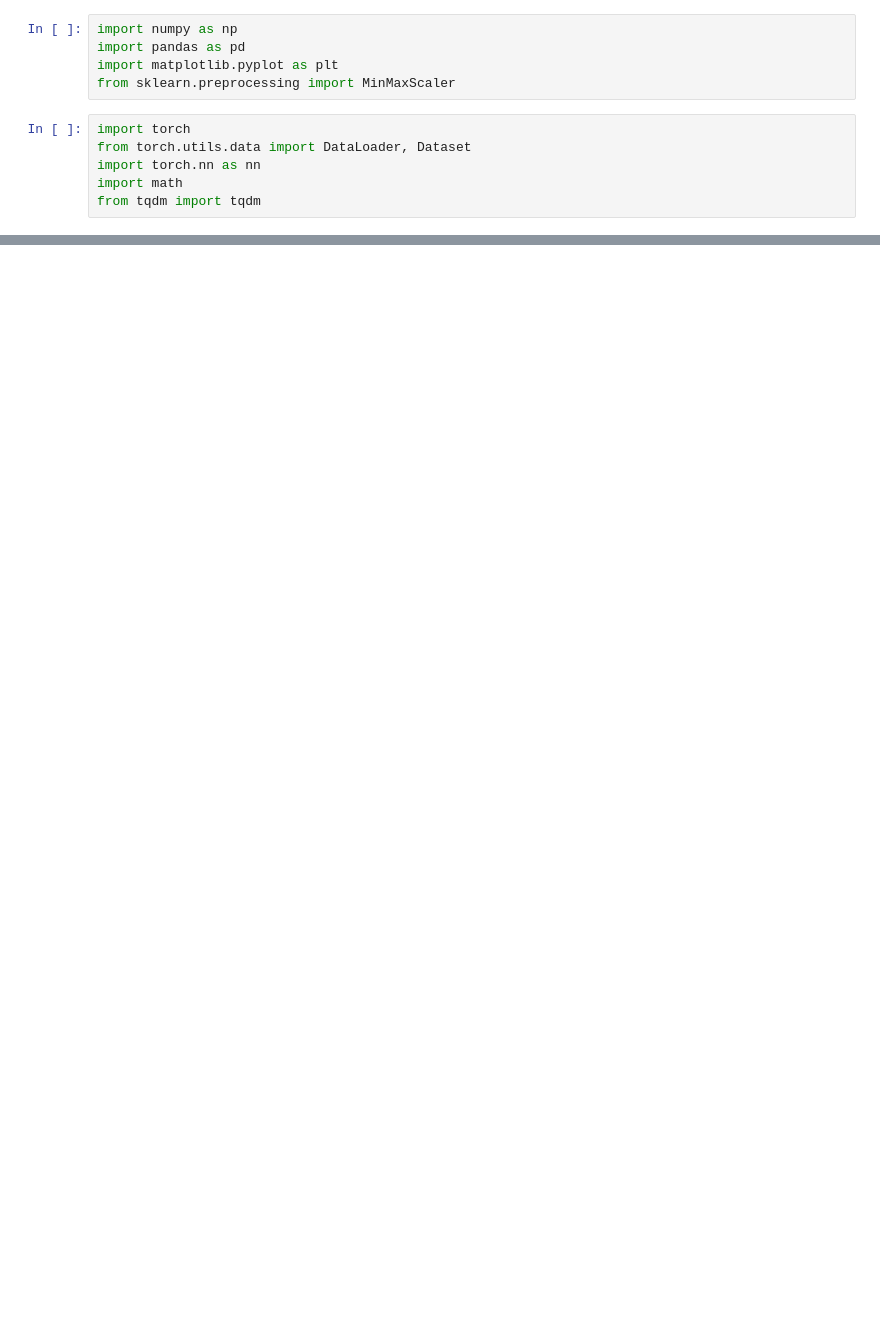
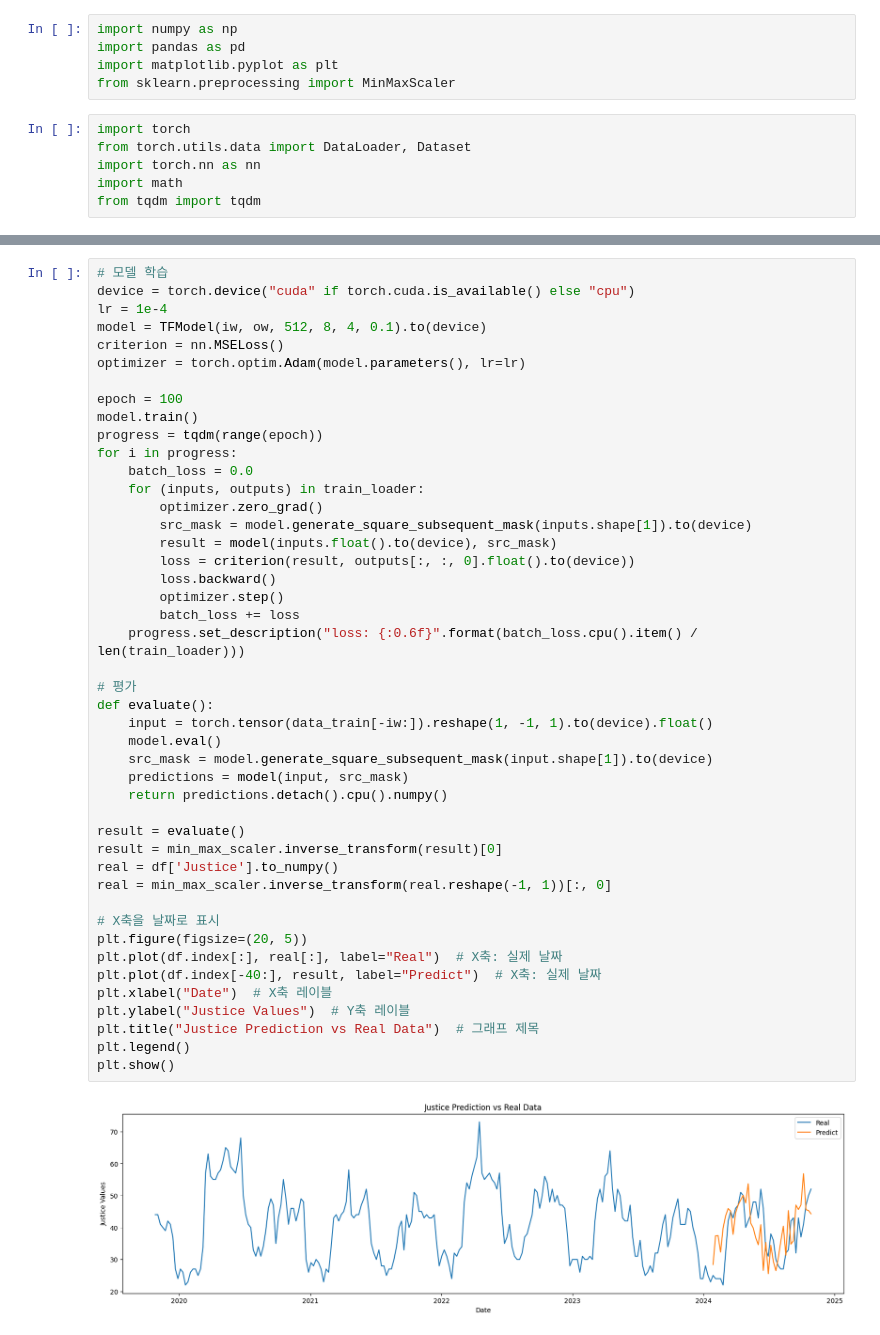
Before and after one commit to itsmebebe/20242R0136COSE47402, a Jupyter notebook: TFT_Hard_Modeling.ipynb, the cells around one changed output, grey strips where cells are left out. Saved outputs shown, nothing was run; the diff lists cells and outputs as text; blank space fills up the shorter version.

```diff
--- a/TFT_Hard_Modeling.ipynb
+++ b/TFT_Hard_Modeling.ipynb
@@ -171,0 +133,47 @@ plt.show()
+# %%
+# 모델 학습
+device = torch.device("cuda" if torch.cuda.is_available() else "cpu")
+lr = 1e-4
+model = TFModel(iw, ow, 512, 8, 4, 0.1).to(device)
+criterion = nn.MSELoss()
+optimizer = torch.optim.Adam(model.parameters(), lr=lr)
+
+epoch = 100
+model.train()
+progress = tqdm(range(epoch))
+for i in progress:
+    batch_loss = 0.0
+    for (inputs, outputs) in train_loader:
+        optimizer.zero_grad()
+        src_mask = model.generate_square_subsequent_mask(inputs.shape[1]).to(device)
+        result = model(inputs.float().to(device), src_mask)
+        loss = criterion(result, outputs[:, :, 0].float().to(device))
+        loss.backward()
+        optimizer.step()
+        batch_loss += loss
+    progress.set_description("loss: {:0.6f}".format(batch_loss.cpu().item() / len(train_loader)))
+
+# 평가
+def evaluate():
+    input = torch.tensor(data_train[-iw:]).reshape(1, -1, 1).to(device).float()
+    model.eval()
+    src_mask = model.generate_square_subsequent_mask(input.shape[1]).to(device)
+    predictions = model(input, src_mask)
+    return predictions.detach().cpu().numpy()
+
+result = evaluate()
+result = min_max_scaler.inverse_transform(result)[0]
+real = df['Justice'].to_numpy()
+real = min_max_scaler.inverse_transform(real.reshape(-1, 1))[:, 0]
+
+# X축을 날짜로 표시
+plt.figure(figsize=(20, 5))
+plt.plot(df.index[:], real[:], label="Real")  # X축: 실제 날짜
+plt.plot(df.index[-40:], result, label="Predict")  # X축: 실제 날짜
+plt.xlabel("Date")  # X축 레이블
+plt.ylabel("Justice Values")  # Y축 레이블
+plt.title("Justice Prediction vs Real Data")  # 그래프 제목
+plt.legend()
+plt.show()
+# %% [output]
+[figure, added]
```
Also changed, not shown: parts of 5 cells of this notebook.
